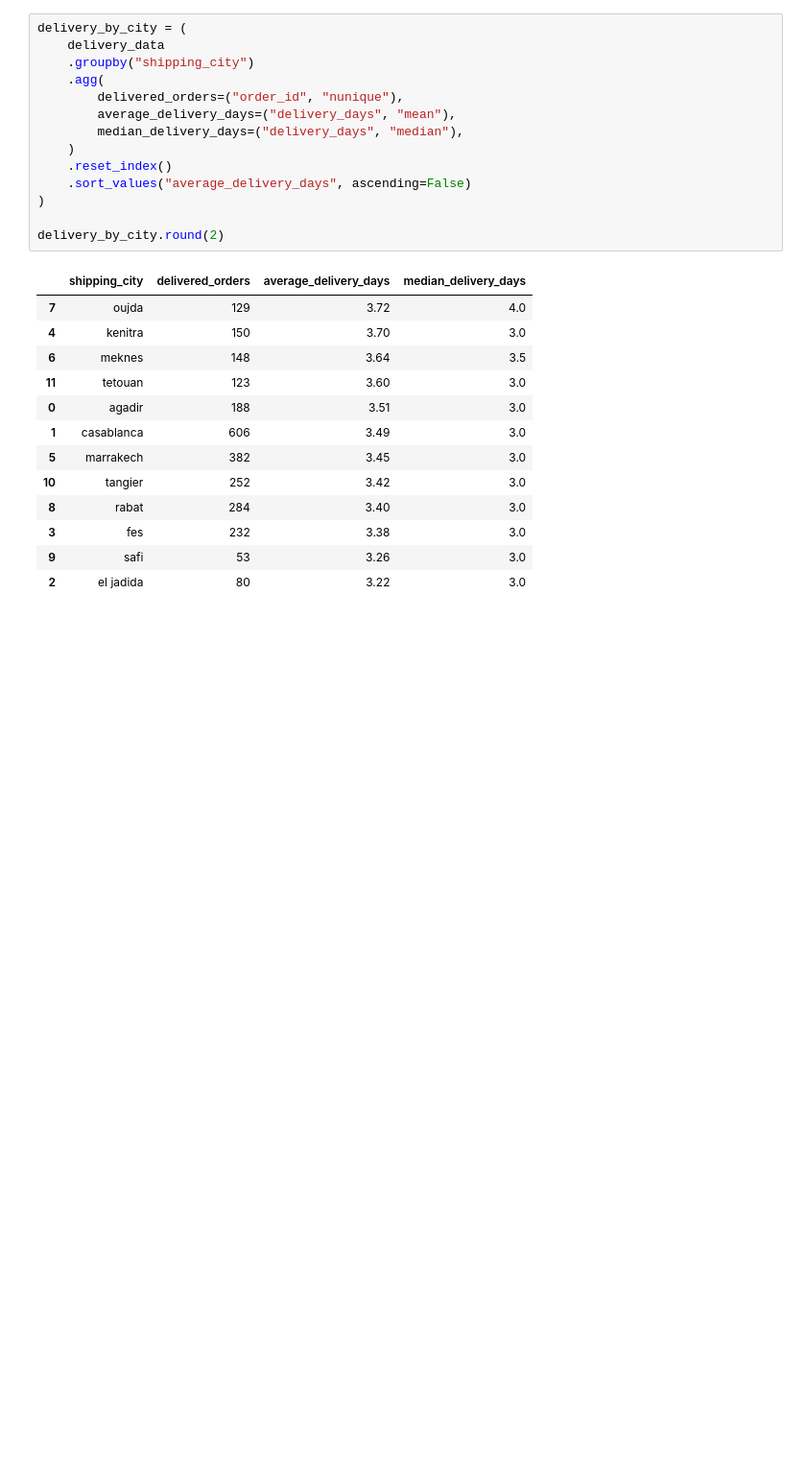
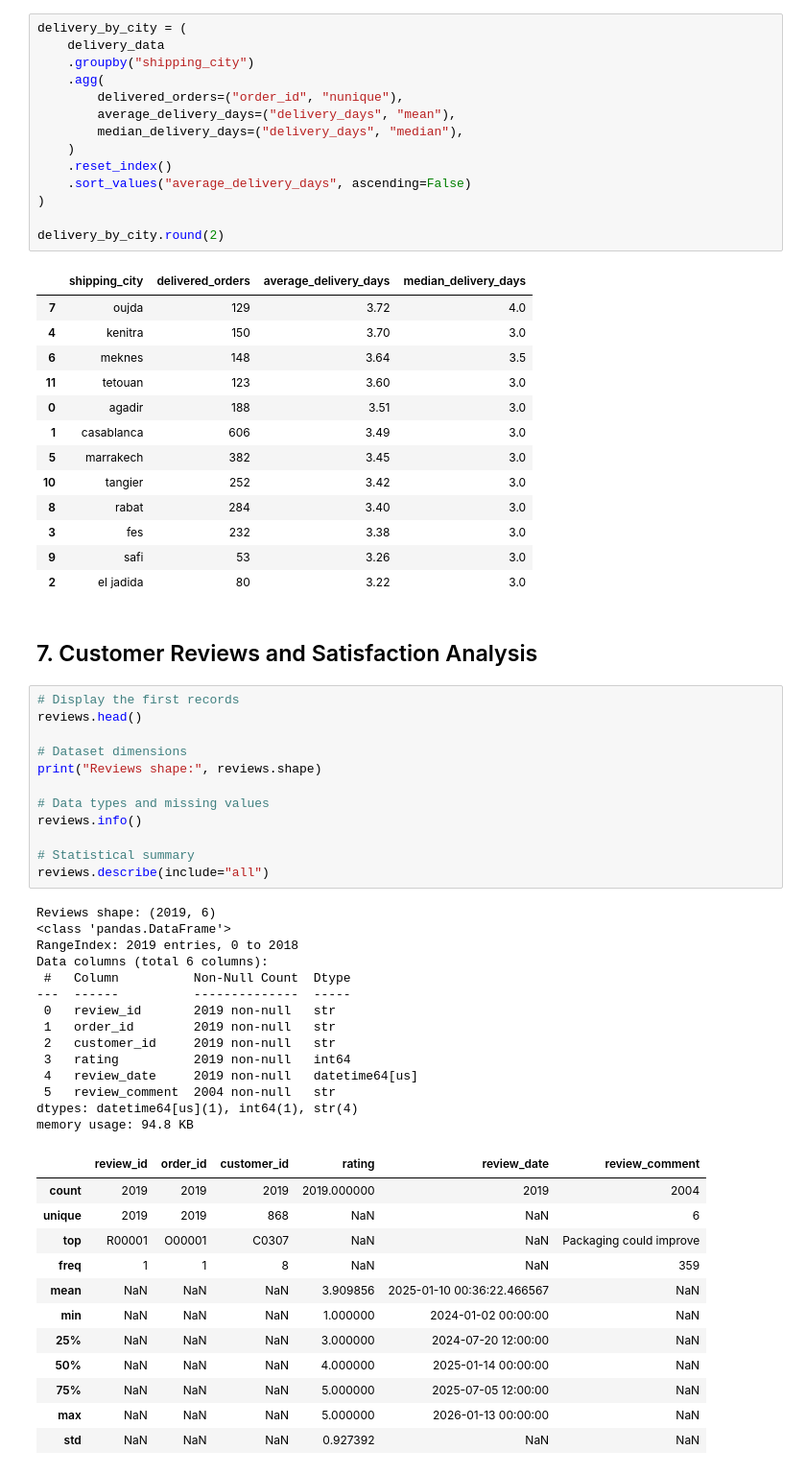
Before and after one commit to aminekabli55/morocco-retail-intelligence, a Jupyter notebook: notebooks/02_exploratory_data_analysis.ipynb, the cells around one changed output. Shown at 96% size. Cells and saved outputs as stored; diff of their text form; blank space fills up the shorter version.

Commit message:
analyze customer reviews and satisfaction

```diff
--- a/notebooks/02_exploratory_data_analysis.ipynb
+++ b/notebooks/02_exploratory_data_analysis.ipynb
@@ -793,3 +793,44 @@ delivery_by_city.round(2)
 | 3 | fes | 232 | 3.38 | 3.0 |
 | 9 | safi | 53 | 3.26 | 3.0 |
 | 2 | el jadida | 80 | 3.22 | 3.0 |
+# %% [markdown]
+## 7. Customer Reviews and Satisfaction Analysis
+# %%
+# Display the first records
+reviews.head()
+
+# Dataset dimensions
+print("Reviews shape:", reviews.shape)
+
+# Data types and missing values
+reviews.info()
+
+# Statistical summary
+reviews.describe(include="all")
+# %% [output]
+Reviews shape: (2019, 6)
+<class 'pandas.DataFrame'>
+RangeIndex: 2019 entries, 0 to 2018
+Data columns (total 6 columns):
+ #   Column          Non-Null Count  Dtype
+---  ------          --------------  -----
+ 0   review_id       2019 non-null   str
+ 1   order_id        2019 non-null   str
+ 2   customer_id     2019 non-null   str
+ 3   rating          2019 non-null   int64
+ 4   review_date     2019 non-null   datetime64[us]
+ 5   review_comment  2004 non-null   str
+dtypes: datetime64[us](1), int64(1), str(4)
+memory usage: 94.8 KB
+|  | review_id | order_id | customer_id | rating | review_date | review_comment |
+| count | 2019 | 2019 | 2019 | 2019.000000 | 2019 | 2004 |
+| unique | 2019 | 2019 | 868 | NaN | NaN | 6 |
+| top | R00001 | O00001 | C0307 | NaN | NaN | Packaging could improve |
+| freq | 1 | 1 | 8 | NaN | NaN | 359 |
+| mean | NaN | NaN | NaN | 3.909856 | 2025-01-10 00:36:22.466567 | NaN |
+| min | NaN | NaN | NaN | 1.000000 | 2024-01-02 00:00:00 | NaN |
+| 25% | NaN | NaN | NaN | 3.000000 | 2024-07-20 12:00:00 | NaN |
+| 50% | NaN | NaN | NaN | 4.000000 | 2025-01-14 00:00:00 | NaN |
+| 75% | NaN | NaN | NaN | 5.000000 | 2025-07-05 12:00:00 | NaN |
+| max | NaN | NaN | NaN | 5.000000 | 2026-01-13 00:00:00 | NaN |
+| std | NaN | NaN | NaN | 0.927392 | NaN | NaN |
```
Also changed, not shown: parts of 14 cells of this notebook.
